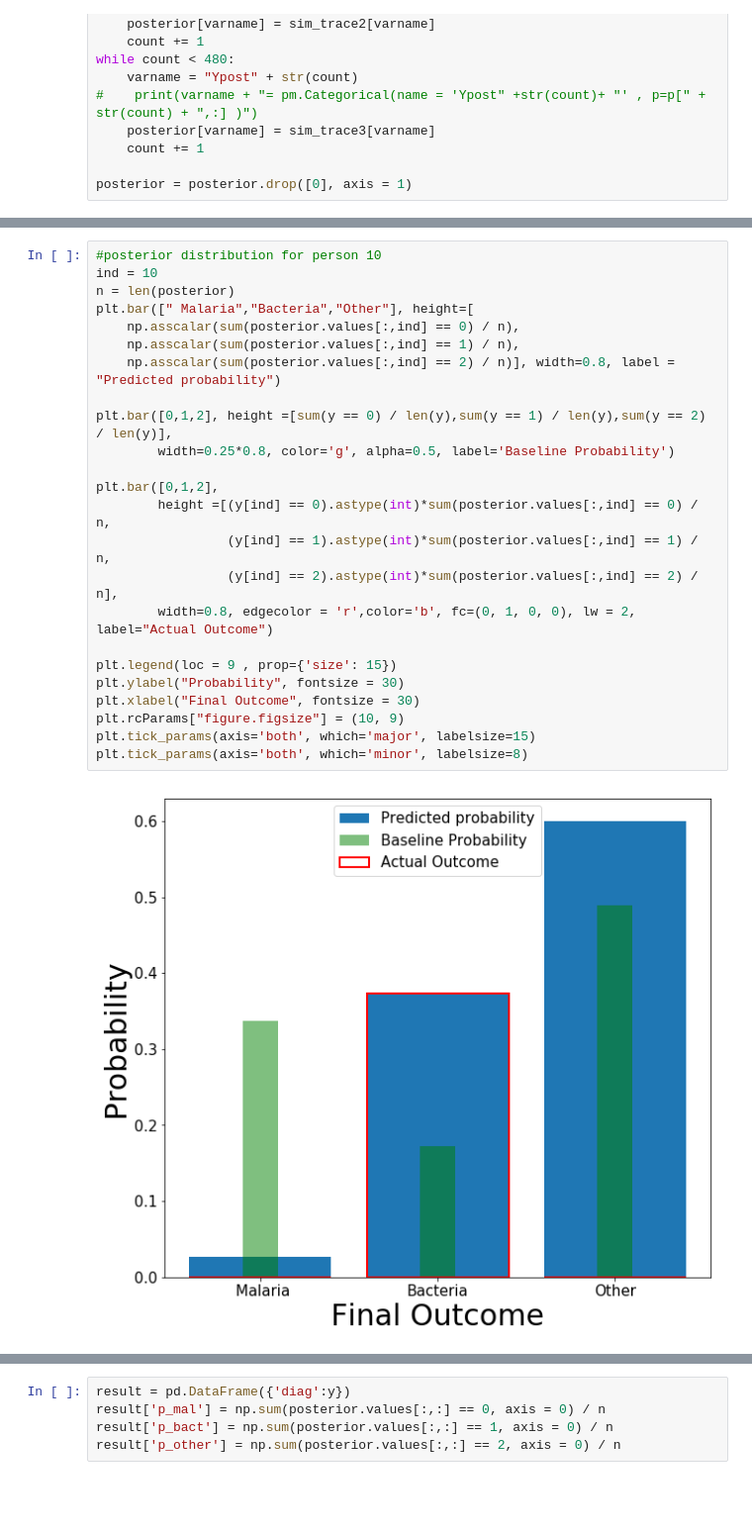
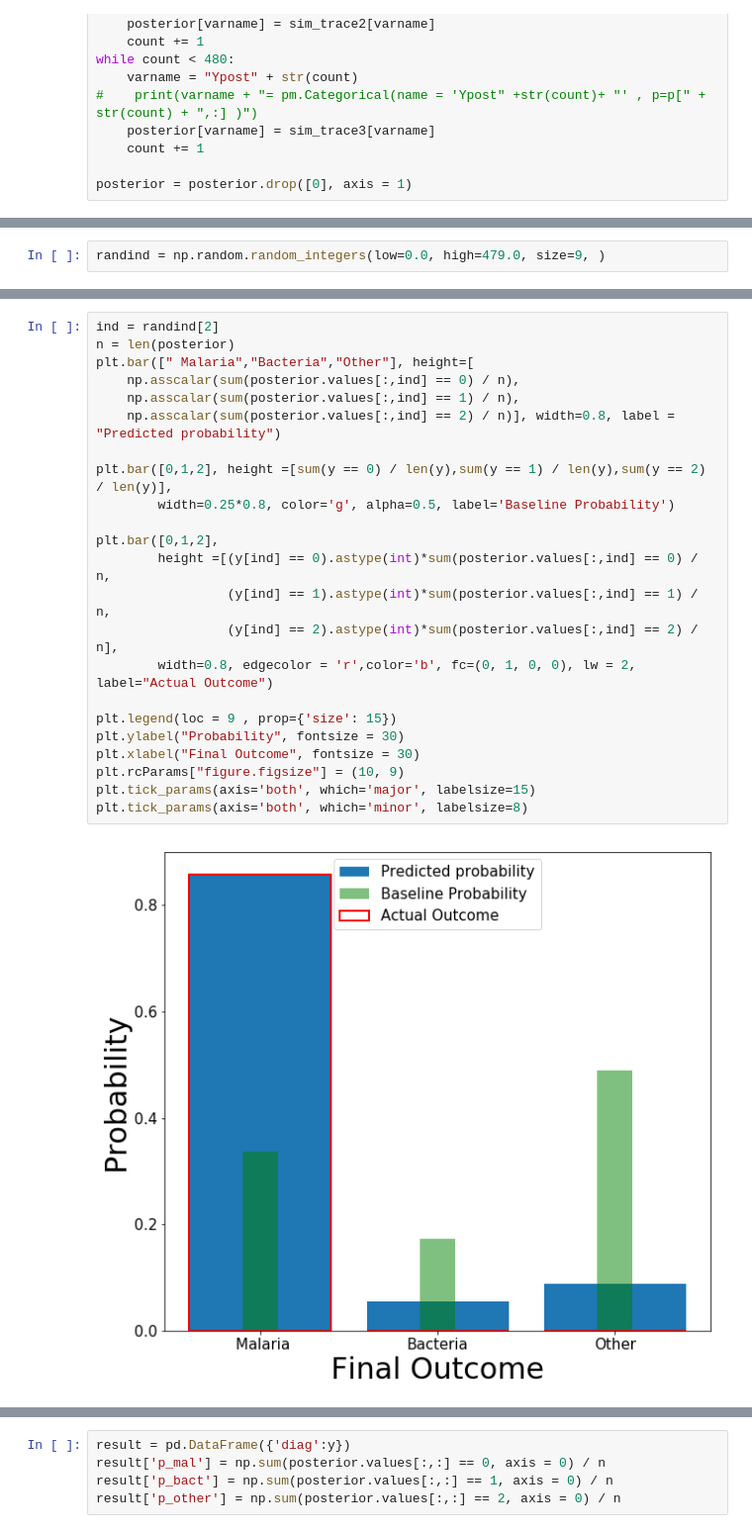
Before and after one commit to lmaesampson/CNSCat, a Jupyter notebook: Code/LogisticReg/RegressionImputed.ipynb, the cells around one changed output, grey strips where cells are left out. Shown at 99% size. Cells and saved outputs as stored; diff of their text form; blank space fills up the shorter version.

```diff
--- a/Code/LogisticReg/RegressionImputed.ipynb
+++ b/Code/LogisticReg/RegressionImputed.ipynb
@@ -1259 +1239,3 @@ posterior
+# %%
+randind = np.random.random_integers(low=0.0, high=479.0, size=9, )
 # %%
@@ -1311,26 +1291,25 @@ plt.tick_params(axis='both', which='minor', labelsize=8)
 # %%
-#posterior distribution for person 10
-ind = 10
+ind = randind[2]
 n = len(posterior)
 plt.bar([" Malaria","Bacteria","Other"], height=[
     np.asscalar(sum(posterior.values[:,ind] == 0) / n),
     np.asscalar(sum(posterior.values[:,ind] == 1) / n),
     np.asscalar(sum(posterior.values[:,ind] == 2) / n)], width=0.8, label = "Predicted probability")
 
 plt.bar([0,1,2], height =[sum(y == 0) / len(y),sum(y == 1) / len(y),sum(y == 2) / len(y)],
         width=0.25*0.8, color='g', alpha=0.5, label='Baseline Probability')
 
 plt.bar([0,1,2],
         height =[(y[ind] == 0).astype(int)*sum(posterior.values[:,ind] == 0) / n,
                  (y[ind] == 1).astype(int)*sum(posterior.values[:,ind] == 1) / n,
                  (y[ind] == 2).astype(int)*sum(posterior.values[:,ind] == 2) / n],
         width=0.8, edgecolor = 'r',color='b', fc=(0, 1, 0, 0), lw = 2, label="Actual Outcome")
 
 plt.legend(loc = 9 , prop={'size': 15})
 plt.ylabel("Probability", fontsize = 30)
 plt.xlabel("Final Outcome", fontsize = 30)
 plt.rcParams["figure.figsize"] = (10, 9)
 plt.tick_params(axis='both', which='major', labelsize=15)
 plt.tick_params(axis='both', which='minor', labelsize=8)
 # %% [output]
-[figure, old version]
+[figure, new version]
```
Also changed, not shown: parts of 14 cells of this notebook.
